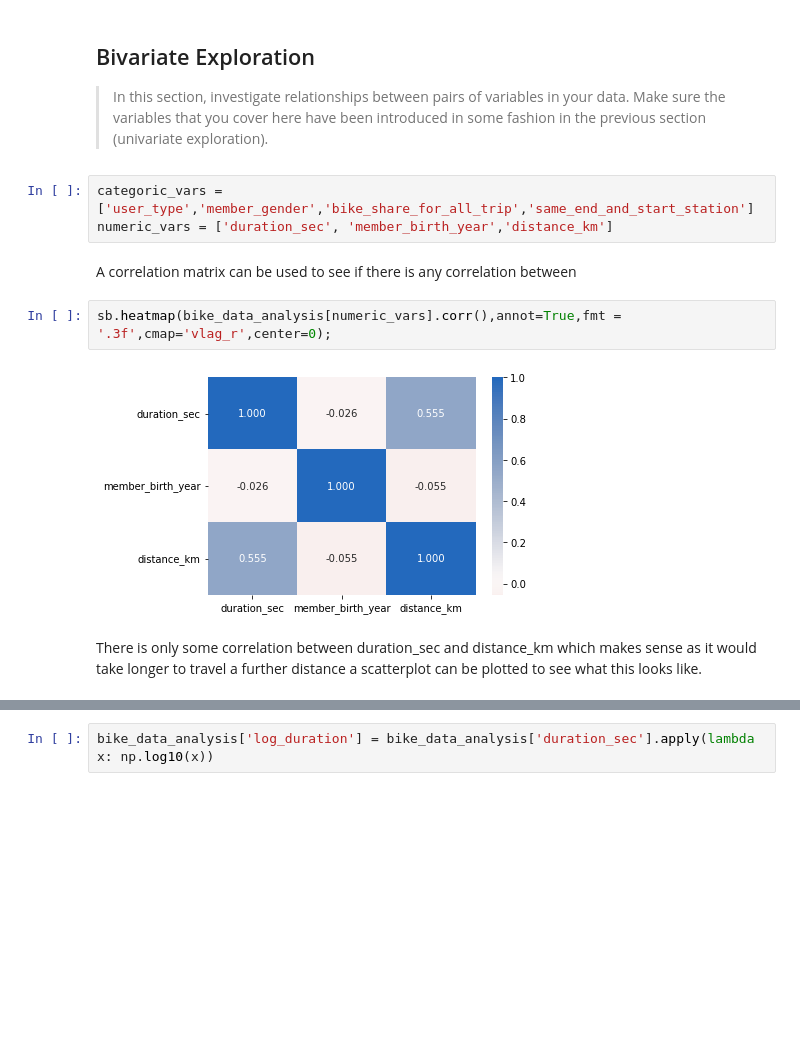
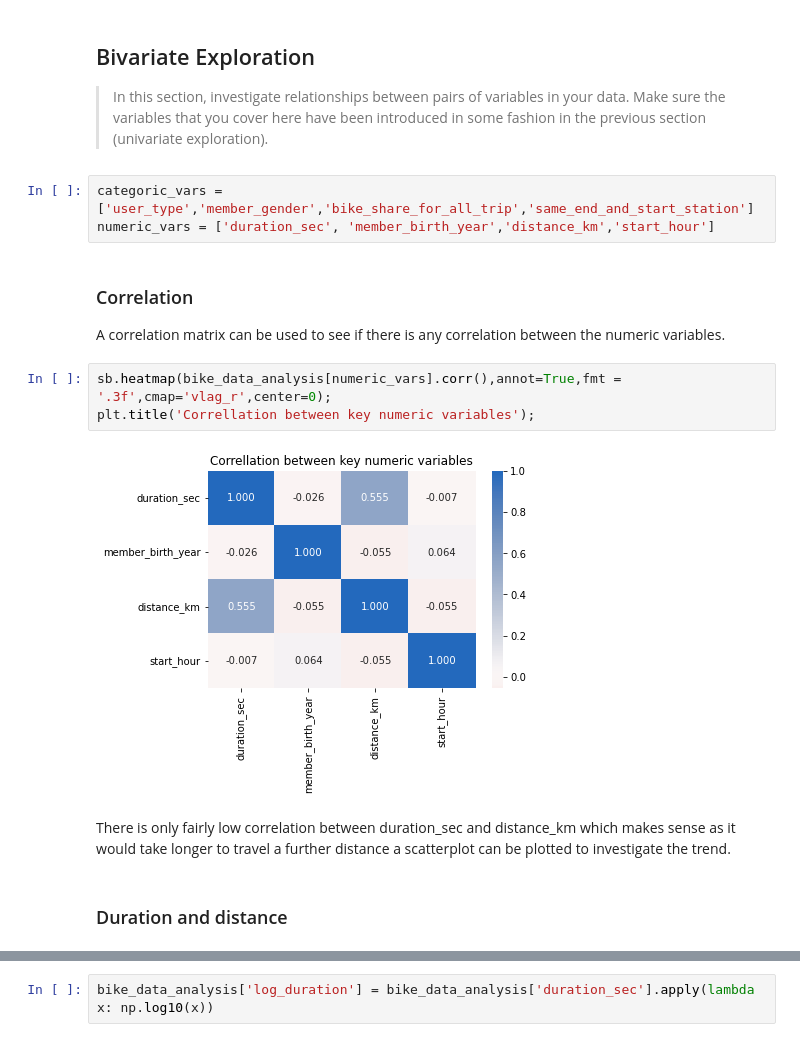
Before and after one commit to LukeConfait/udacity_data_analysis_projects, a Jupyter notebook: project_3/Part_I_exploration_template.ipynb, the cells around one changed output, grey strips where cells are left out. Cells and saved outputs as stored; diff of their text form; blank space fills up the shorter version.

```diff
--- a/project_3/Part_I_exploration_template.ipynb
+++ b/project_3/Part_I_exploration_template.ipynb
@@ -506,14 +507,18 @@ data. Make sure the variables that you cover here have been introduced in some
 fashion in the previous section (univariate exploration).
 # %%
 categoric_vars = ['user_type','member_gender','bike_share_for_all_trip','same_end_and_start_station']
-numeric_vars = ['duration_sec', 'member_birth_year','distance_km']
+numeric_vars = ['duration_sec', 'member_birth_year','distance_km','start_hour']
 # %% [markdown]
-A correlation matrix can be used to see if there is any correlation between
+### Correlation
+A correlation matrix can be used to see if there is any correlation between the numeric variables.
 # %%
 sb.heatmap(bike_data_analysis[numeric_vars].corr(),annot=True,fmt = '.3f',cmap='vlag_r',center=0);
+plt.title('Correllation between key numeric variables');
 # %% [output]
-[figure, old version]
+[figure, new version]
 # %% [markdown]
-There is only some correlation between duration_sec and distance_km which makes sense as it would take longer to travel a further distance a scatterplot can be plotted to see what this looks like.
+There is only fairly low correlation between duration_sec and distance_km which makes sense as it would take longer to travel a further distance a scatterplot can be plotted to investigate the trend.
+# %% [markdown]
+### Duration and distance
 # %%
 sb.scatterplot(data=bike_data_analysis,x='distance_km',y='duration_sec')
```
Also changed, not shown: parts of 24 cells of this notebook.
